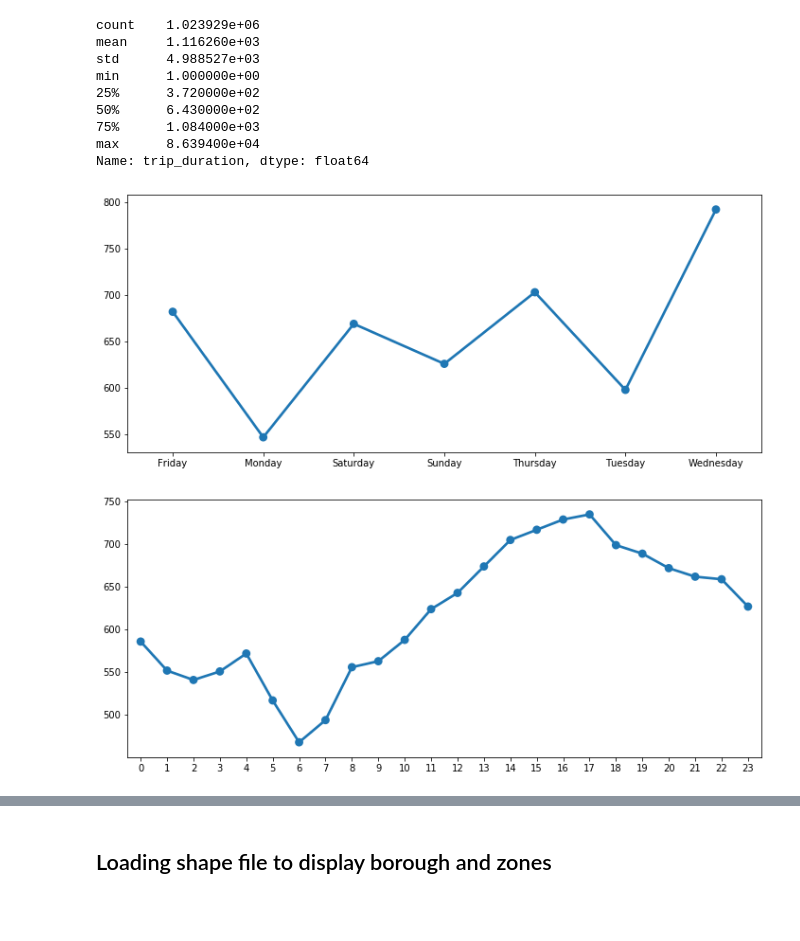
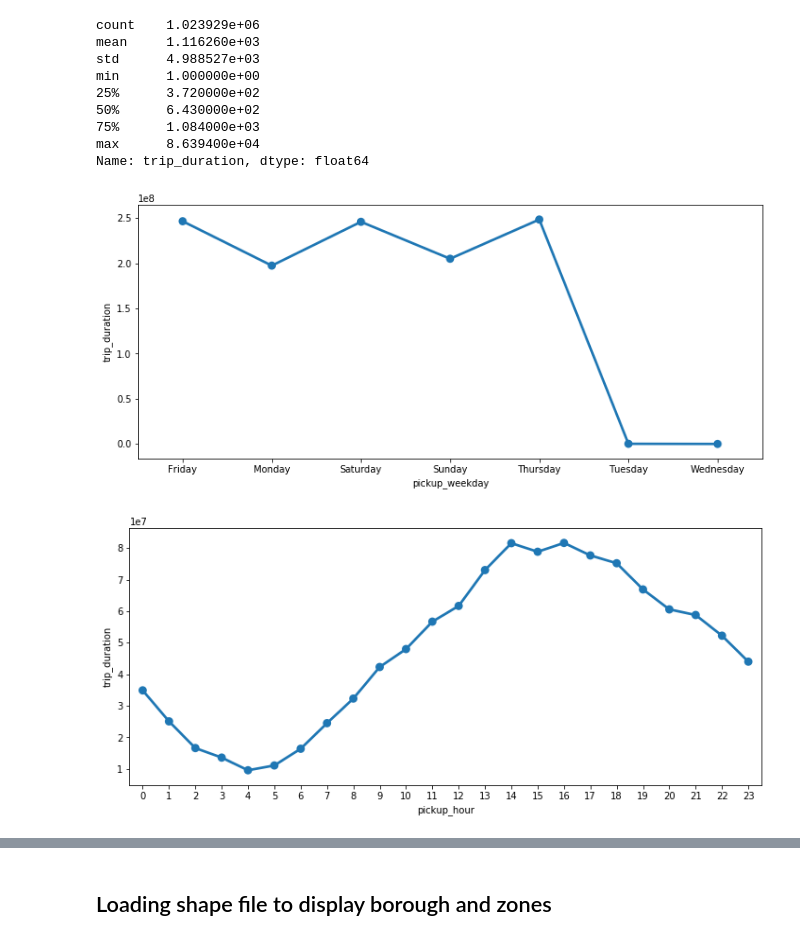
Before and after one commit to maliakber/algorithm-data-model-csc-501, a Jupyter notebook: source/assignment-2/assignment-2-jupnote.ipynb, the cells around one changed output, grey strips where cells are left out. Saved outputs shown, nothing was run; the diff lists cells and outputs as text; code cells hidden in the pictures; blank space fills up the shorter version.

```diff
--- a/source/assignment-2/assignment-2-jupnote.ipynb
+++ b/source/assignment-2/assignment-2-jupnote.ipynb
@@ -348,18 +356,16 @@ min      1.000000e+00
 max      8.639400e+04
 Name: trip_duration, dtype: float64
 # %%
-df_train_agg = taxiSample.groupby('pickup_weekday')['trip_duration'].aggregate(np.median).reset_index()
-
+df_train_agg = taxiSample.groupby('pickup_weekday')['trip_duration'].sum().reset_index()
 plt.figure(figsize=(12,5))
-sns.pointplot(df_train_agg.pickup_weekday.values, df_train_agg.trip_duration.values)
+sns.pointplot(df_train_agg.pickup_weekday, df_train_agg.trip_duration)
 plt.show()
 # %% [output]
-[figure, old version]
+[figure, new version]
 # %%
-df_train_agg = taxiSample.groupby('pickup_hour')['trip_duration'].aggregate(np.median).reset_index()
-
+df_train_agg = taxiSample.groupby('pickup_hour')['trip_duration'].sum().reset_index()
 plt.figure(figsize=(12,5))
-sns.pointplot(df_train_agg.pickup_hour.values, df_train_agg.trip_duration.values)
+sns.pointplot(df_train_agg.pickup_hour, df_train_agg.trip_duration)
 plt.show()
 # %% [output]
-[figure, old version]
+[figure, new version]
```
Also changed, not shown: parts of 34 cells of this notebook.
